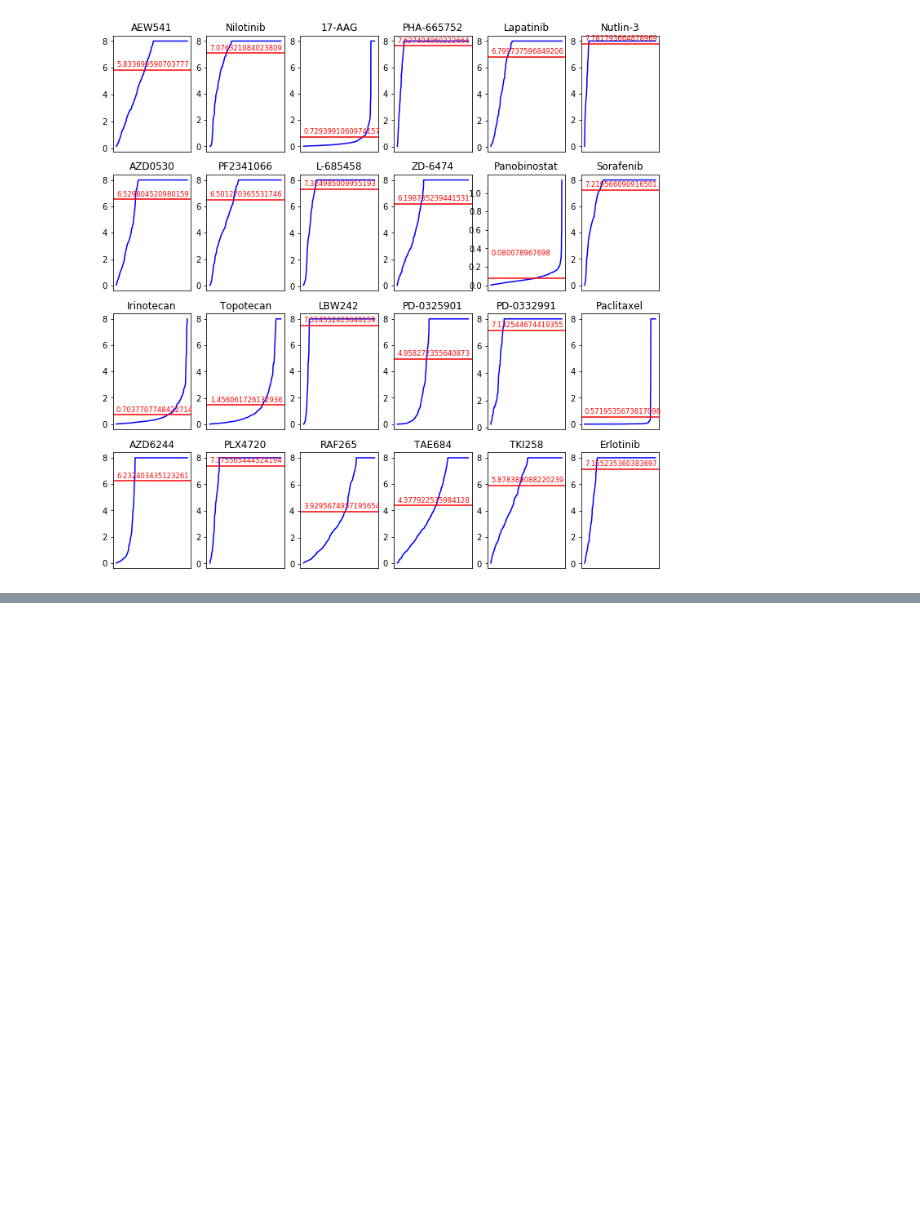
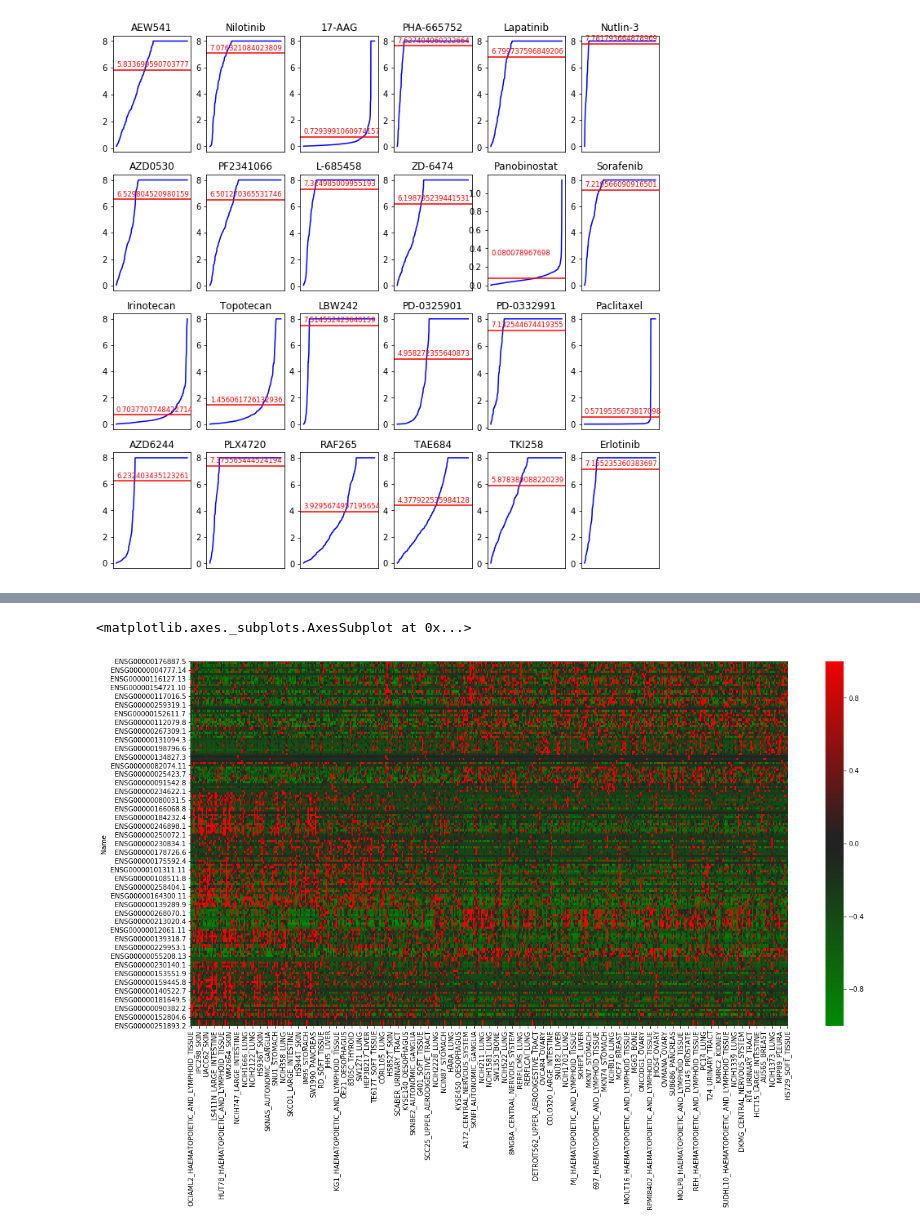
Before and after one commit to jeff-d-wang/Precision-Medicine-Notebook, a Jupyter notebook: index.ipynb, the cells around one changed output, grey strips where cells are left out. Saved outputs shown, nothing was run; the diff lists cells and outputs as text; code cells hidden in the pictures; blank space fills up the shorter version.

```diff
--- a/index.ipynb
+++ b/index.ipynb
@@ -500,0 +430,6 @@ test_predictions = train_svm.predict(test_RPKM)
+# %%
+from sklearn.cluster import AgglomerativeClustering
+
+cluster = AgglomerativeClustering(n_clusters=20, affinity='euclidean', linkage='ward')
+cluster_labels = cluster.fit_predict(pd.DataFrame(importance_RPKMData).to_numpy())
+cluster_labels
@@ -500,0 +448,7 @@ test_predictions = train_svm.predict(test_RPKM)
+# %%
+clustered_importance_RPKMData = importance_RPKMData
+clustered_importance_RPKMData['CLUSTER_LABEL'] = cluster_labels
+clustered_importance_RPKMData = clustered_importance_RPKMData.sort_values(by=['CLUSTER_LABEL'])
+clustered_importance_RPKMData = clustered_importance_RPKMData.drop('CLUSTER_LABEL', 1)
+importance_RPKMData = importance_RPKMData.drop('CLUSTER_LABEL', 1)
+clustered_importance_RPKMData
@@ -500,0 +470,7 @@ test_predictions = train_svm.predict(test_RPKM)
+# %%
+# samples sorted by increasing ic50 values WITH hierarchical clustering on the genes
+plt.figure(figsize = (20,10))
+sns.heatmap(clustered_importance_RPKMData[list(ic50.sort_values(ascending=True).index)], cmap = cmap_gene, vmin = -1.0, vmax = 1.0)
+# %% [output]
+<matplotlib.axes._subplots.AxesSubplot at 0x...>
+[figure, added]
```
Also changed, not shown: parts of 44 cells of this notebook, 2 other files.
